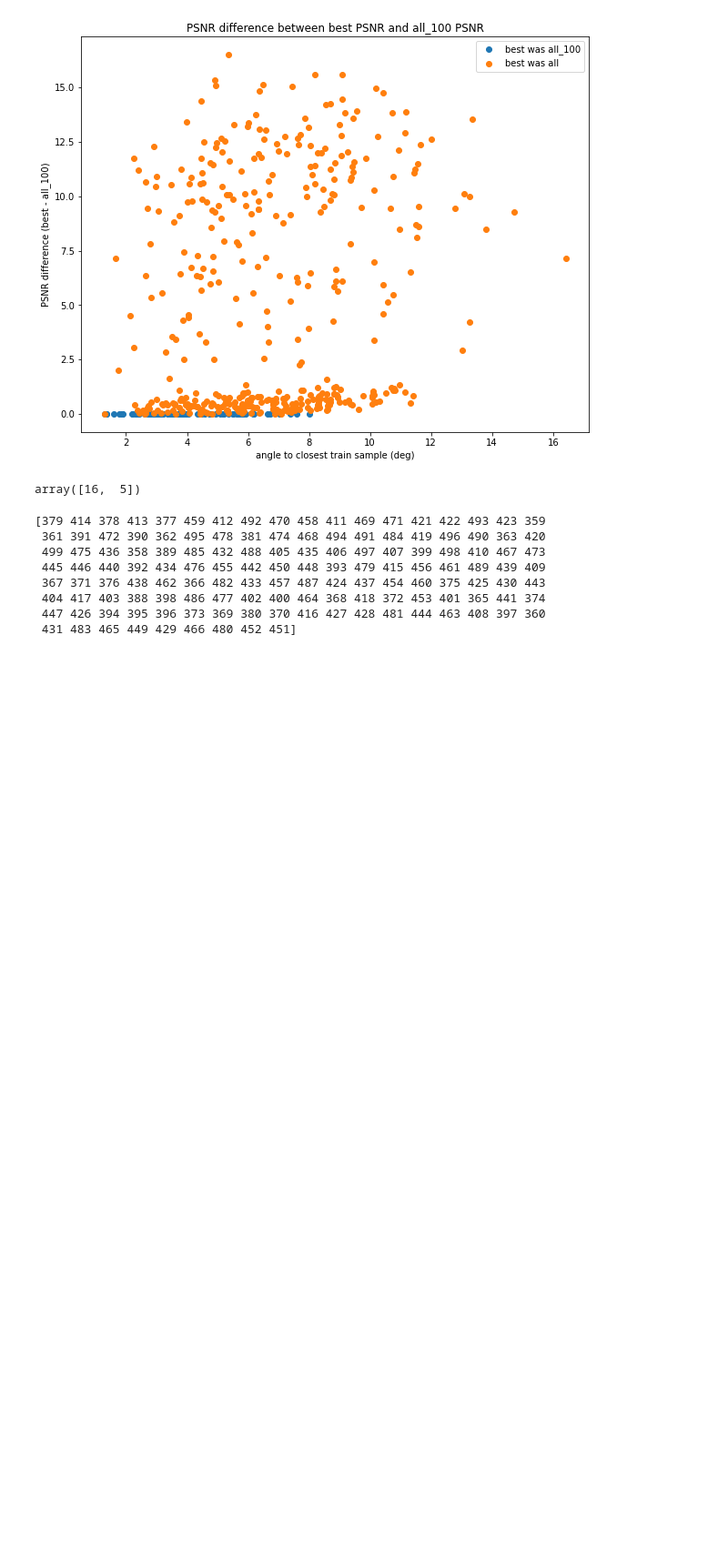
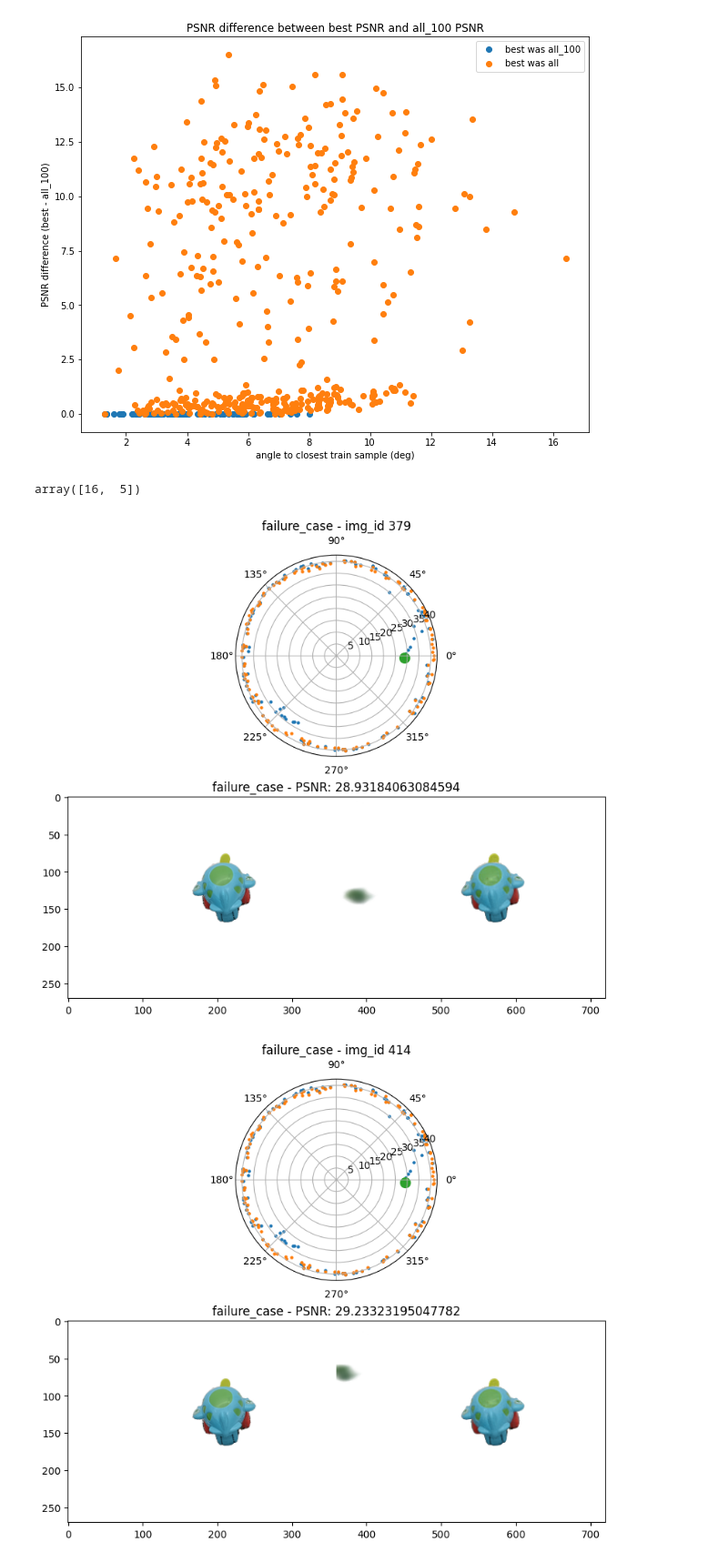
Before and after one commit to kobejean/svox2, a Jupyter notebook: vis_results.ipynb, the cells around one changed output. Shown at 91% size. Cells and saved outputs as stored; diff of their text form; code cells hidden in the pictures; blank space fills up the shorter version.

```diff
--- a/vis_results.ipynb
+++ b/vis_results.ipynb
@@ -116,15 +106,45 @@ np.argmin(psnrs, axis=1)
 # %% [output]
 array([16,  5])
 # %%
+fail_idx = np.argsort(psnr_filtered, axis=1)[:,:8]
+success_idx = np.argsort(psnr_filtered, axis=1)[:,-8:]
 
-idx = np.argsort(psnr_filtered, axis=1)
-print(equator[0][idx][0])
+# fig = plt.figure(figsize=(10,8))
+# # ax = fig.add_subplot()
+# ax = fig.add_subplot(projection='polar')
+# plt.ylabel("PSNR")
+# plt.xlabel("absolute angle around scene center")
+# plt.title("PSNR at equator")
+# x = abs_angles_filtered
+# for i, suffix in enumerate(suffixes):
+#     y = psnr_filtered[i]
+#     # idx = np.argsort(x)
+#     ax.scatter(x[fail_idx], y[fail_idx], label=f"{suffix}")
+
+# ax.legend()
-# %% [output]
-[379 414 378 413 377 459 412 492 470 458 411 469 471 421 422 493 423 359
- 361 391 472 390 362 495 478 381 474 468 494 491 484 419 496 490 363 420
- 499 475 436 358 389 485 432 488 405 435 406 497 407 399 498 410 467 473
- 445 446 440 392 434 476 455 442 450 448 393 479 415 456 461 489 439 409
- 367 371 376 438 462 366 482 433 457 487 424 437 454 460 375 425 430 443
- 404 417 403 388 398 486 477 402 400 464 368 418 372 453 401 365 441 374
- 447 426 394 395 396 373 369 380 370 416 427 428 481 444 463 408 397 360
- 431 483 465 449 429 466 480 452 451]
+# %%
+# fig, ax = plt.subplots(4,2, figsize=(10,8))
+def vis_sample(img_id, desc):
+    fig = plt.figure(figsize=(10,8))
+    ax1 = plt.subplot(211, projection='polar')
+    ax2 = plt.subplot(212)
+
+    ax1.title.set_text(f"{desc} - img_id {img_id}")
+    for j, suffix in enumerate(suffixes):
+        ax1.scatter(abs_angles_filtered, psnr_filtered[j], s=5, label=suffix)
+    ax1.scatter([abs_angles[img_id]], psnrs[0,img_id], s=100, label=f"current")
+
+
+    img_path = os.path.join(base_dir, f'{img_id:04d}.png')
+    img = np.asarray(Image.open(img_path))
+    ax2.title.set_text(f"{desc} - PSNR: {psnrs[0,img_id]}")
+    ax2.imshow(img)
+
+    fig.savefig(f"/home/ccl/Downloads/plots/airplane1_{desc}_{psnrs[0,img_id]:.03f}_{img_id}.png")
+# %%
+
+for img_id in list(equator[0][fail_idx][0,:]):
+    vis_sample(img_id, "failure_case")
+# %% [output]
+[figure, added]
+[figure, added]
```
Also changed, not shown: parts of 8 cells of this notebook.
